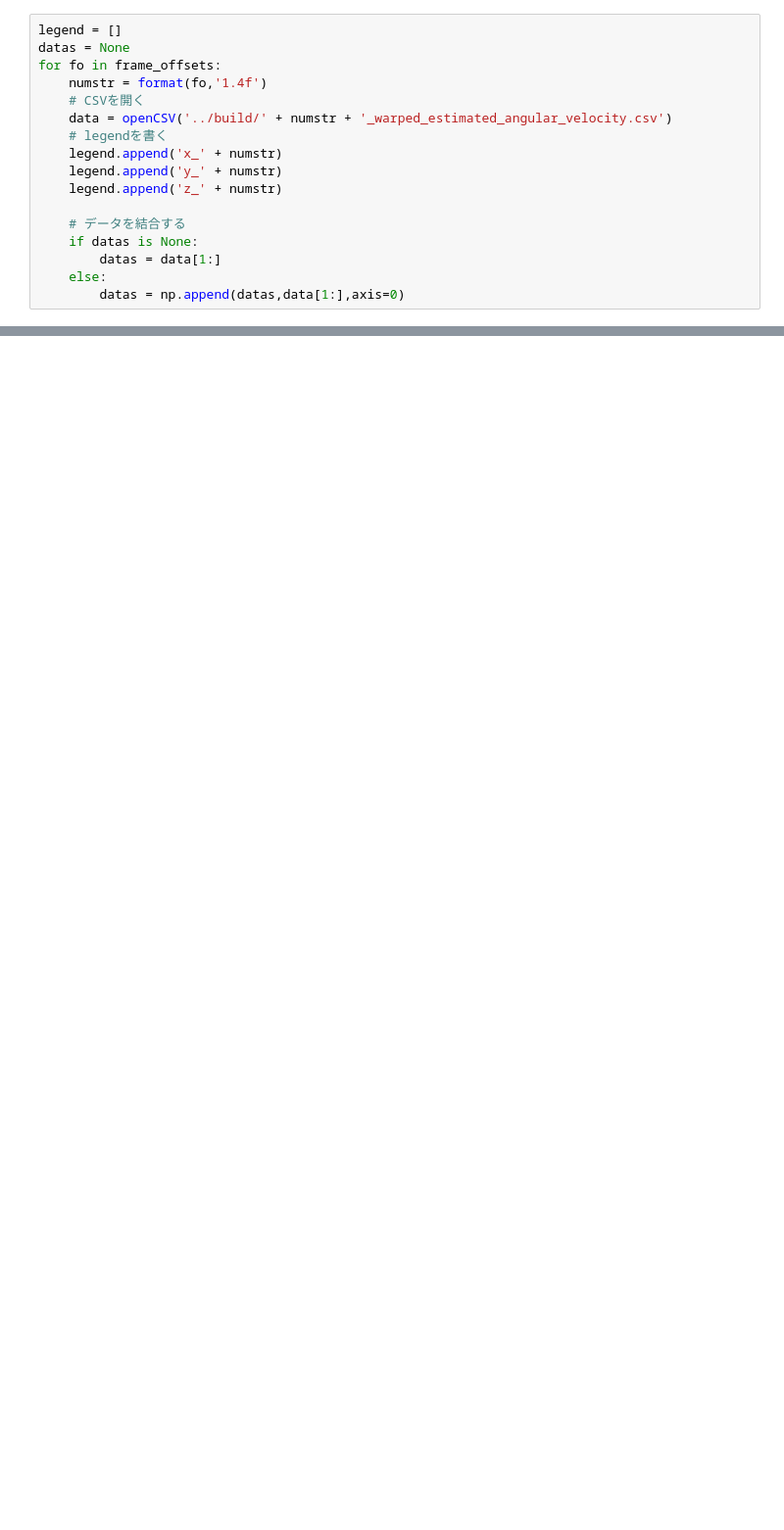
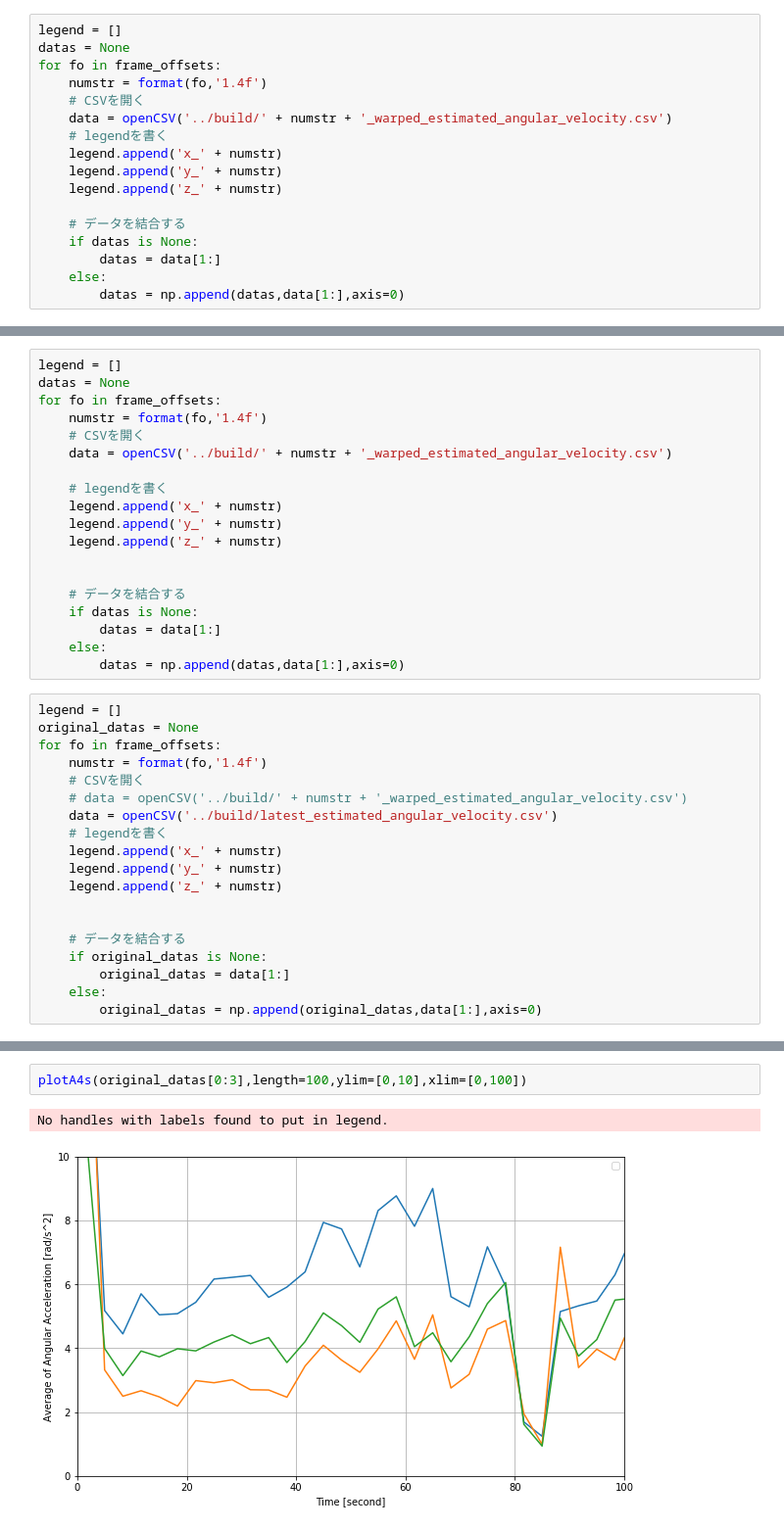
Before and after one commit to yossato/virtualGimbal, a Jupyter notebook: post_processing_software/jupyter/observe_synchronization_and_quality.ipynb, the cells around one changed output, grey strips where cells are left out. Shown at 98% size. Saved outputs shown, nothing was run; the diff lists cells and outputs as text; blank space fills up the shorter version.

```diff
--- a/post_processing_software/jupyter/observe_synchronization_and_quality.ipynb
+++ b/post_processing_software/jupyter/observe_synchronization_and_quality.ipynb
@@ -242,0 +249,38 @@ plotA4s(datas,legend,sampling_rate=30,length=10,xlim=[140,150],ylim=[0,10])
+# %%
+legend = []
+datas = None
+for fo in frame_offsets:
+    numstr = format(fo,'1.4f')
+    # CSVを開く
+    data = openCSV('../build/' + numstr + '_warped_estimated_angular_velocity.csv')
+
+    # legendを書く
+    legend.append('x_' + numstr)
+    legend.append('y_' + numstr)
+    legend.append('z_' + numstr)
+
+
+    # データを結合する
+    if datas is None:
+        datas = data[1:]
+    else:
+        datas = np.append(datas,data[1:],axis=0)
+# %%
+legend = []
+original_datas = None
+for fo in frame_offsets:
+    numstr = format(fo,'1.4f')
+    # CSVを開く
+    # data = openCSV('../build/' + numstr + '_warped_estimated_angular_velocity.csv')
+    data = openCSV('../build/latest_estimated_angular_velocity.csv')
+    # legendを書く
+    legend.append('x_' + numstr)
+    legend.append('y_' + numstr)
+    legend.append('z_' + numstr)
+
+
+    # データを結合する
+    if original_datas is None:
+        original_datas = data[1:]
+    else:
+        original_datas = np.append(original_datas,data[1:],axis=0)
@@ -242,0 +318,5 @@ plotA4s(datas,legend,sampling_rate=30,length=10,xlim=[140,150],ylim=[0,10])
+# %%
+plotA4s(original_datas[0:3],length=100,ylim=[0,10],xlim=[0,100])
+# %% [output]
+No handles with labels found to put in legend.
+[figure, added]
```
Also changed, not shown: parts of 14 cells of this notebook, 1 other file.
